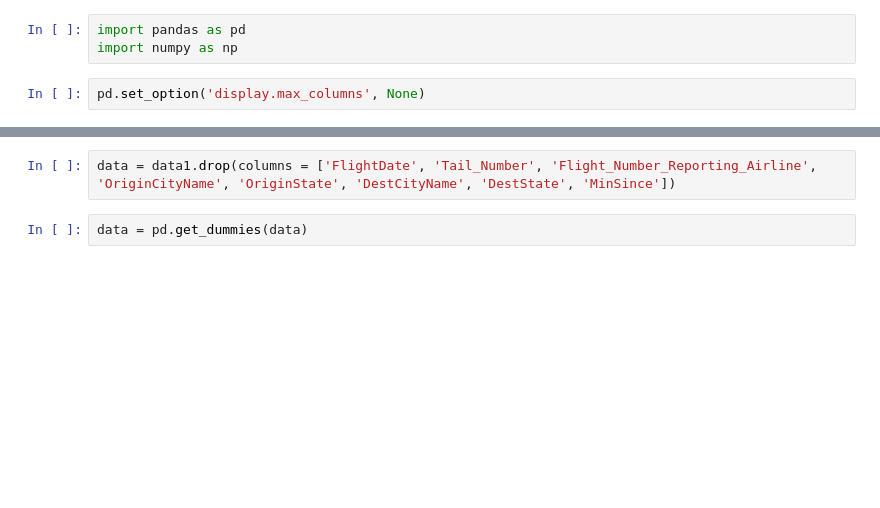
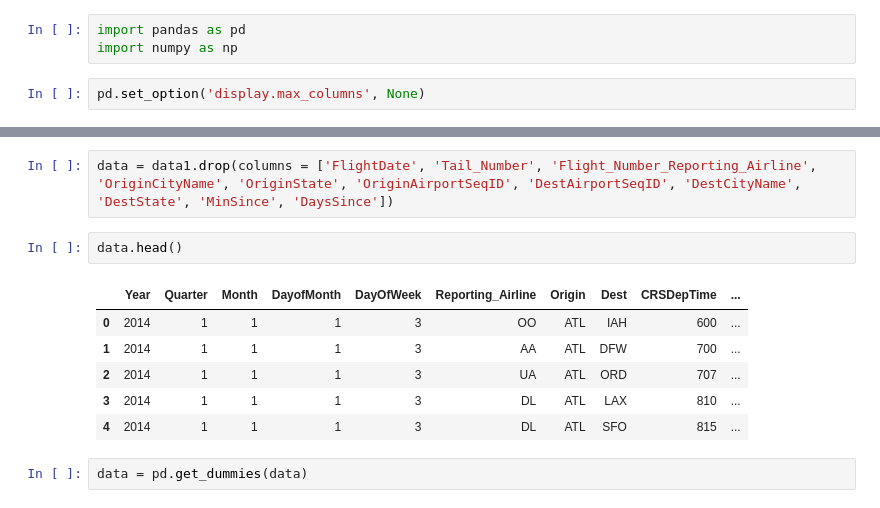
Before and after one commit to kyllan16693/flight-delay-prediction, a Jupyter notebook: modeling.ipynb, the cells around one changed output, grey strips where cells are left out. Saved outputs shown, nothing was run; the diff lists cells and outputs as text; blank space fills up the shorter version.

```diff
--- a/modeling.ipynb
+++ b/modeling.ipynb
@@ -10,5 +18,14 @@ data.head()
 # %%
-data = data1.drop(columns = ['FlightDate', 'Tail_Number', 'Flight_Number_Reporting_Airline', 'OriginCityName', 'OriginState', 'DestCityName', 'DestState', 'MinSince'])
+data = data1.drop(columns = ['FlightDate', 'Tail_Number', 'Flight_Number_Reporting_Airline', 'OriginCityName', 'OriginState', 'OriginAirportSeqID', 'DestAirportSeqID', 'DestCityName', 'DestState', 'MinSince', 'DaysSince'])
+# %%
+data.head()
+# %% [output]
+|  | Year | Quarter | Month | DayofMonth | DayOfWeek | Reporting_Airline | Origin | Dest | CRSDepTime | ... |
+| 0 | 2014 | 1 | 1 | 1 | 3 | OO | ATL | IAH | 600 | ... |
+| 1 | 2014 | 1 | 1 | 1 | 3 | AA | ATL | DFW | 700 | ... |
+| 2 | 2014 | 1 | 1 | 1 | 3 | UA | ATL | ORD | 707 | ... |
+| 3 | 2014 | 1 | 1 | 1 | 3 | DL | ATL | LAX | 810 | ... |
+| 4 | 2014 | 1 | 1 | 1 | 3 | DL | ATL | SFO | 815 | ... |
 # %%
 data = pd.get_dummies(data)
 # %%
```
Also changed, not shown: parts of 16 cells of this notebook.
